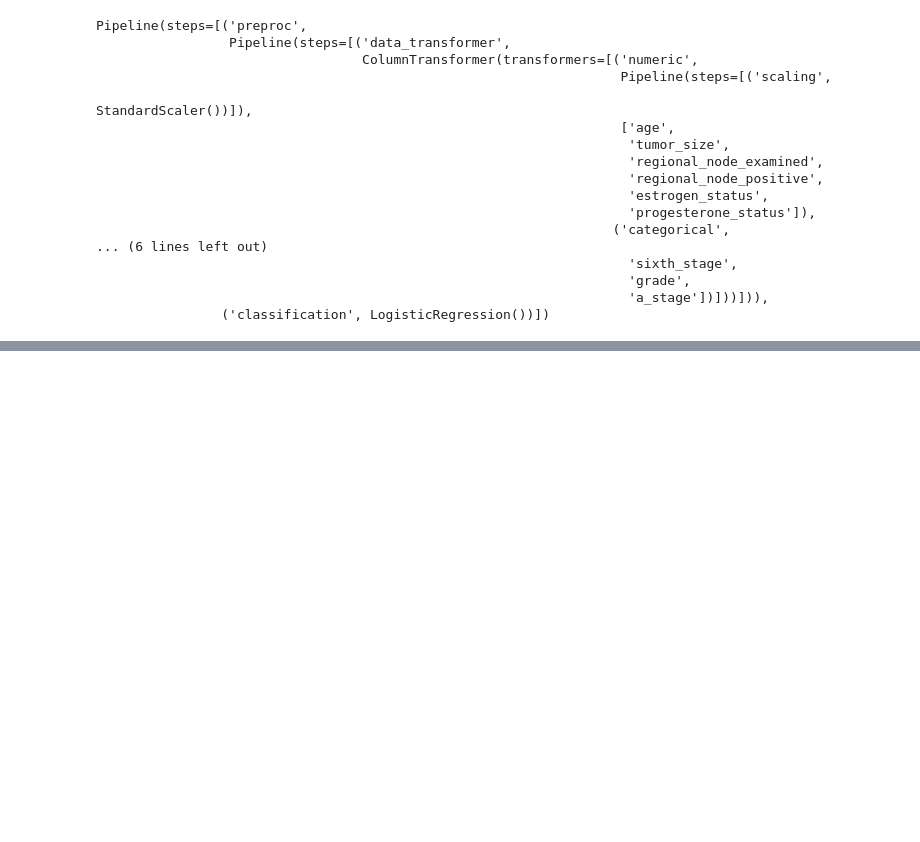
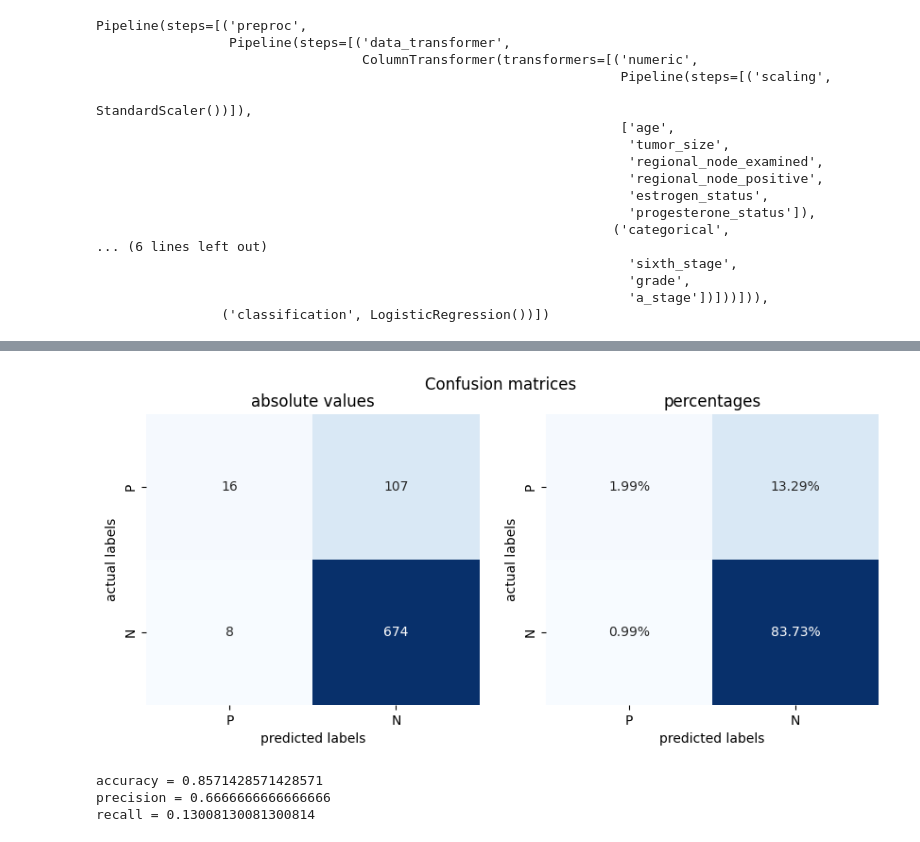
Before and after one commit to Lamantin12/data_science_projects, a Jupyter notebook: breast_cancer/breast_cancer_analysis.ipynb, the cells around one changed output, grey strips where cells are left out. Cells and saved outputs as stored; diff of their text form; code cells hidden in the pictures; blank space fills up the shorter version.

```diff
--- a/breast_cancer/breast_cancer_analysis.ipynb
+++ b/breast_cancer/breast_cancer_analysis.ipynb
@@ -594,5 +471,0 @@ results = model.predict(X_test)
-# %%
-true_pos = y_test[y_test == results][y_test == 1].sum()
-true_neg = y_test[y_test == results][y_test == 0].sum()
-false_pos = y_test[y_test != results][y_test == 1].sum()
-false_neg = y_test[y_test != results][y_test == 0].sum()
@@ -672,0 +562,45 @@ param_grid = {
+# %%
+def display_confusion_matrix(y_true, y_predicted):
+    true_pos = y_true[y_true == y_predicted][y_true == 1].count()
+    true_neg = y_true[y_true == y_predicted][y_true == 0].count()
+    false_pos = y_true[y_true != y_predicted][y_true == 1].count()
+    false_neg = y_true[y_true != y_predicted][y_true == 0].count()
+    cm = np.array([[true_pos, false_pos],[false_neg, true_neg]])
+    fig, ax = plt.subplots(1, 2, figsize=(10,4))
+    sns.heatmap(cm,
+                annot=True,
+                fmt='g',
+                cbar=False,
+                xticklabels=['P', 'N'],
+                yticklabels=['P', 'N'],
+                cmap='Blues',
+                ax=ax[0]
+               )
+    sns.heatmap(cm / cm.sum(),
+                annot=True,
+                fmt='.2%',
+                cbar=False,
+                xticklabels=['P', 'N'],
+                yticklabels=['P', 'N'],
+                cmap='Blues',
+                ax=ax[1]
+               )
+    fig.suptitle("Confusion matrices")
+    ax[0].set_title("absolute values")
+    ax[0].set_xlabel("predicted labels")
+    ax[0].set_ylabel("actual labels")
+    ax[1].set_title("percentages")
+    ax[1].set_xlabel("predicted labels")
+    ax[1].set_ylabel("actual labels")
+    plt.show()
+
+    print(f'accuracy = {accuracy_score(y_true, y_predicted)}')
+    print(f'precision = {precision_score(y_true, y_predicted)}')
+    print(f'recall = {recall_score(y_true, y_predicted)}')
+# %%
+display_confusion_matrix(y_test, results)
+# %% [output]
+[figure, added]
+accuracy = 0.8571428571428571
+precision = 0.6666666666666666
+recall = 0.13008130081300814
```
Also changed, not shown: parts of 34 cells of this notebook.
